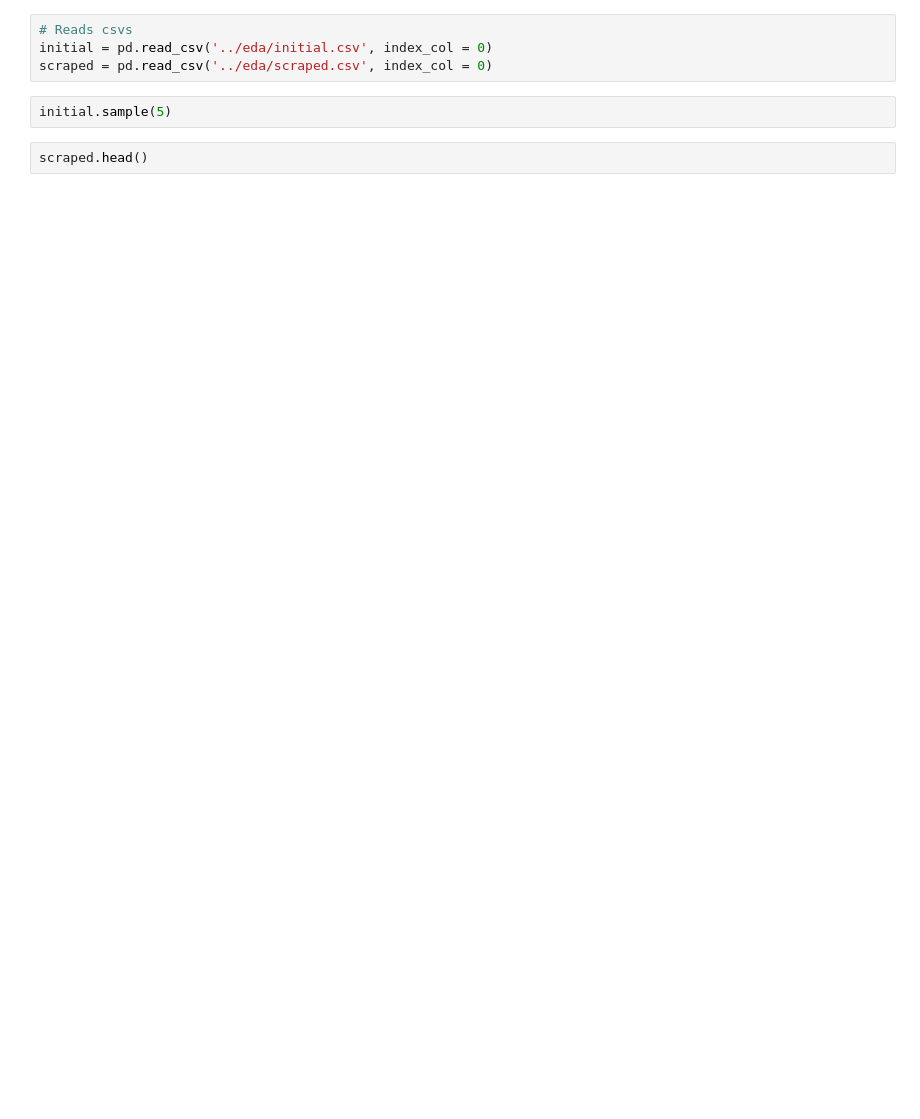
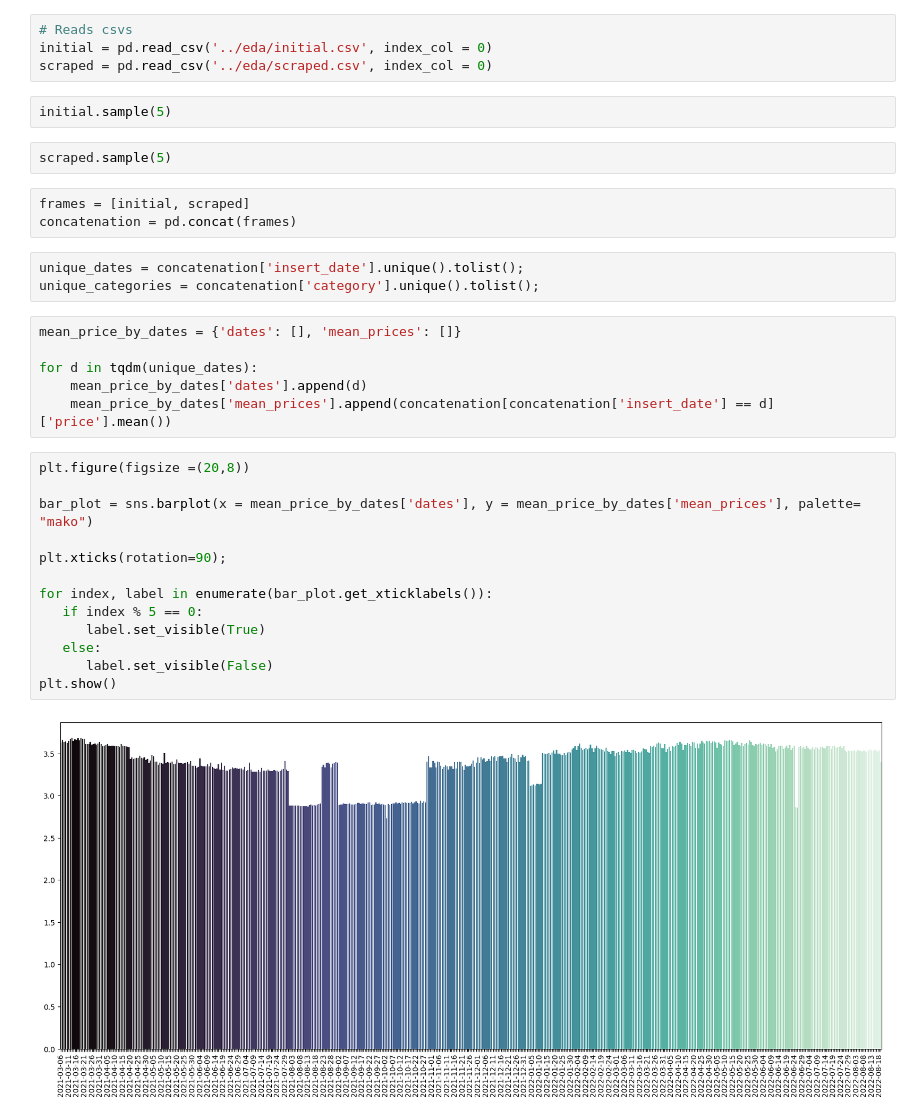
Before and after one commit to juanmolera/ETL-project, a Jupyter notebook: notebooks/5-visualization.ipynb, the cells around one changed output. Cells and saved outputs as stored; diff of their text form; blank space fills up the shorter version.

```diff
--- a/notebooks/5-visualization.ipynb
+++ b/notebooks/5-visualization.ipynb
@@ -17,5 +20,32 @@ initial = pd.read_csv('../eda/initial.csv', index_col = 0)
 scraped = pd.read_csv('../eda/scraped.csv', index_col = 0)
 # %%
 initial.sample(5)
-# %%
-scraped.head()
+# %%
+scraped.sample(5)
+# %%
+frames = [initial, scraped]
+concatenation = pd.concat(frames)
+# %%
+unique_dates = concatenation['insert_date'].unique().tolist();
+unique_categories = concatenation['category'].unique().tolist();
+# %%
+mean_price_by_dates = {'dates': [], 'mean_prices': []}
+
+for d in tqdm(unique_dates):
+    mean_price_by_dates['dates'].append(d)
+    mean_price_by_dates['mean_prices'].append(concatenation[concatenation['insert_date'] == d]['price'].mean())
+# %%
+plt.figure(figsize =(20,8))
+
+bar_plot = sns.barplot(x = mean_price_by_dates['dates'], y = mean_price_by_dates['mean_prices'], palette= "mako")
+
+plt.xticks(rotation=90);
+
+for index, label in enumerate(bar_plot.get_xticklabels()):
+   if index % 5 == 0:
+      label.set_visible(True)
+   else:
+      label.set_visible(False)
+plt.show()
+# %% [output]
+[figure, added]
```
Also changed, not shown: parts of 8 cells of this notebook, 6 other files.
